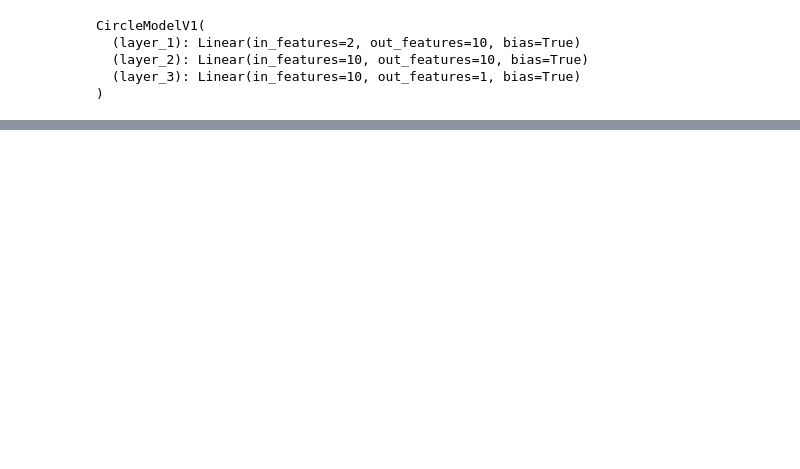
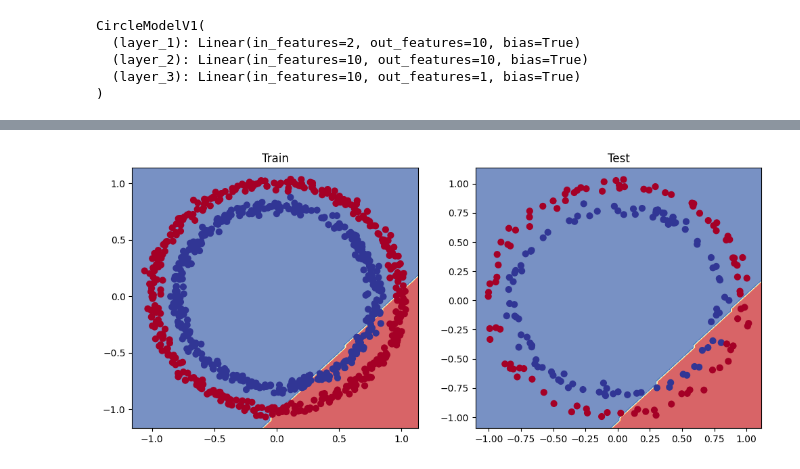
Before and after one commit to AlirezaAhadipour/PyTorch-deep-learning, a Jupyter notebook: 02_pytorch_classification.ipynb, the cells around one changed output, grey strips where cells are left out. Cells and saved outputs as stored; diff of their text form; code cells hidden in the pictures; blank space fills up the shorter version.

```diff
--- a/02_pytorch_classification.ipynb
+++ b/02_pytorch_classification.ipynb
@@ -329,3 +329,10 @@ CircleModelV1(
   (layer_2): Linear(in_features=10, out_features=10, bias=True)
   (layer_3): Linear(in_features=10, out_features=1, bias=True)
 )
+# %%
+# loss
+loss_fn = nn.BCEWithLogitsLoss()
+
+# optimizer
+optimizer = torch.optim.SGD(params=model_1.parameters(),
+                            lr=0.1)
@@ -331,0 +398,10 @@ CircleModelV1(
+# %%
+plt.figure(figsize=(12,5))
+plt.subplot(1,2,1)
+plt.title("Train")
+plot_decision_boundary(model=model_1, X=X_train, y=y_train)
+plt.subplot(1,2,2)
+plt.title("Test")
+plot_decision_boundary(model=model_1, X=X_test, y=y_test)
+# %% [output]
+[figure, added]
```
Also changed, not shown: parts of 9 cells of this notebook.
